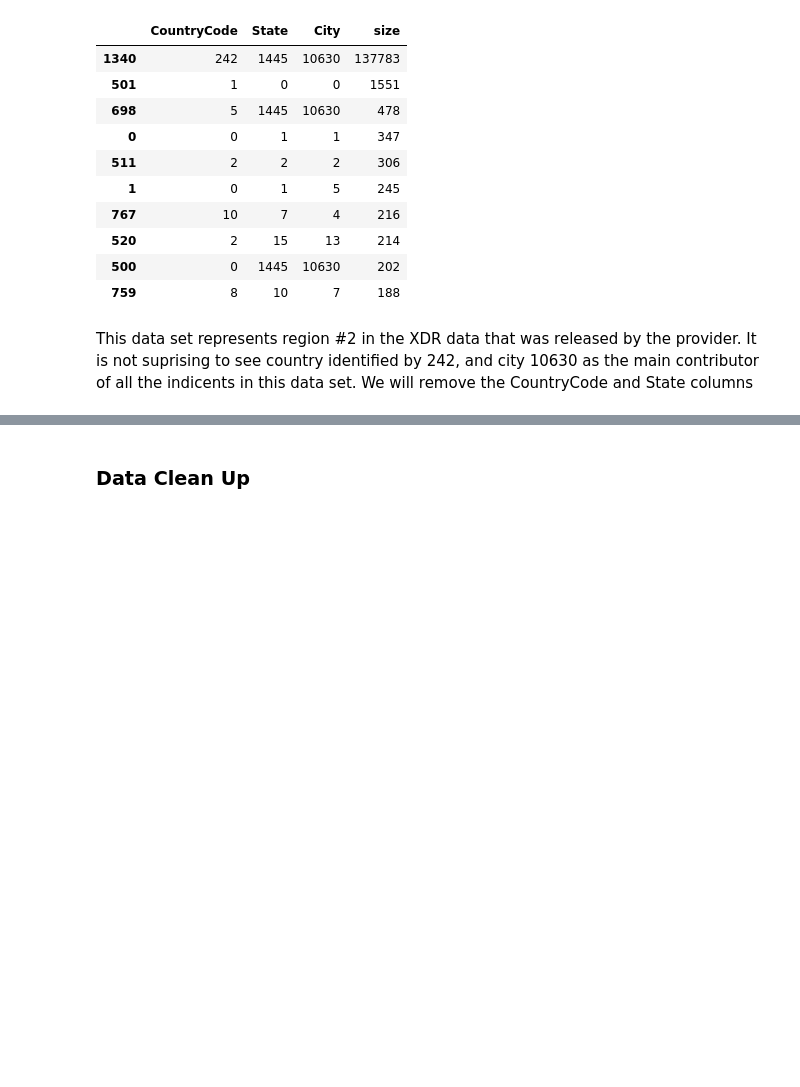
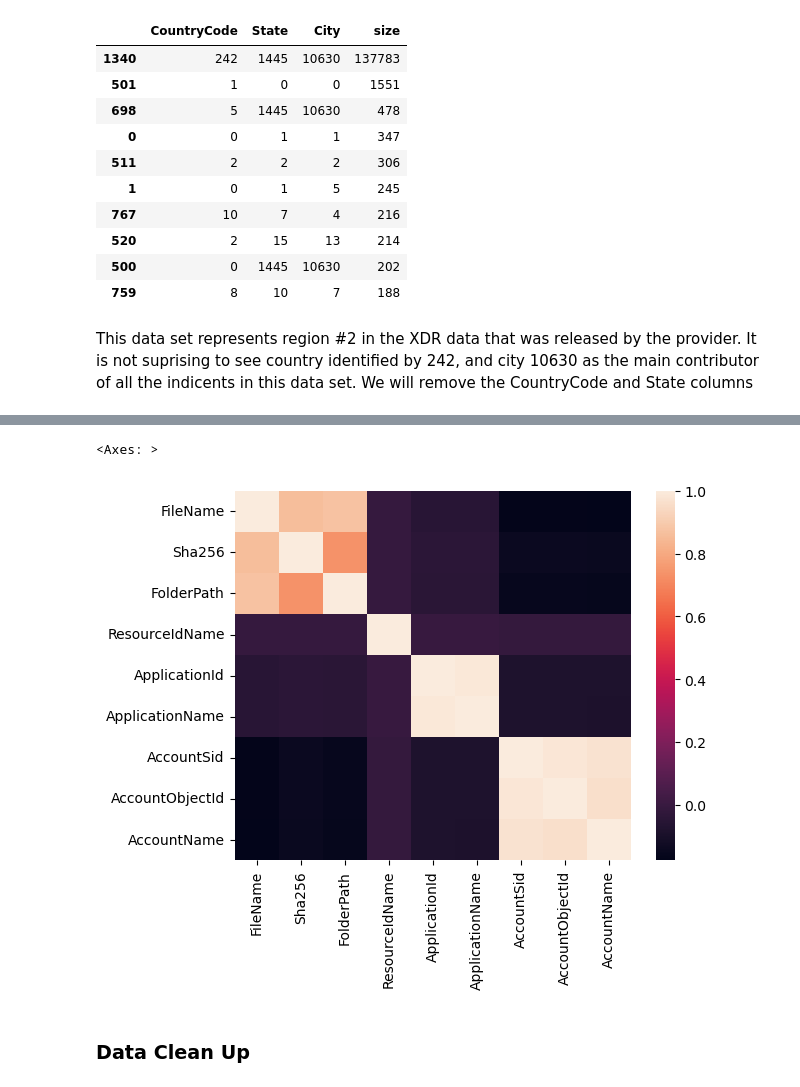
Before and after one commit to mgk2014/PCMLAI-CAPSTONE2, a Jupyter notebook: xdr.ipynb, the cells around one changed output, grey strips where cells are left out. Drawn from its saved outputs; the diff is of its cells as text; code cells hidden in the pictures; blank space fills up the shorter version.

Commit message:
added numerical correlation heatmap

```diff
--- a/xdr.ipynb
+++ b/xdr.ipynb
@@ -506,8 +506,8 @@ This data set represents region #2 in the XDR data that was released by the prov
 drop_columns.append('State')
 drop_columns.append('CountryCode')
 # %%
-columns_fileresource_specifc = ['FileName', 'Sha256', 'FolderPath', 'ResourceIdName', 'ApplicationId', 'ApplicationName']
-df_train[columns_fileresource_specifc].corr()
+columns_fileresource_specifc = ['FileName', 'Sha256', 'FolderPath', 'ResourceIdName', 'ApplicationId', 'ApplicationName', 'AccountSid', 'AccountObjectId', 'AccountName']
+sns.heatmap(df_train[columns_fileresource_specifc].corr())
 
 # File name, Sha256, FolderPath appear to be corelated to each other. We will revisit these after our basic models are built
 # %% [output]
@@ -520,0 +514,2 @@ df_train[columns_fileresource_specifc].corr()
+<Axes: >
+[figure, added]
```
Also changed, not shown: parts of 4 cells of this notebook, 2 other files.
